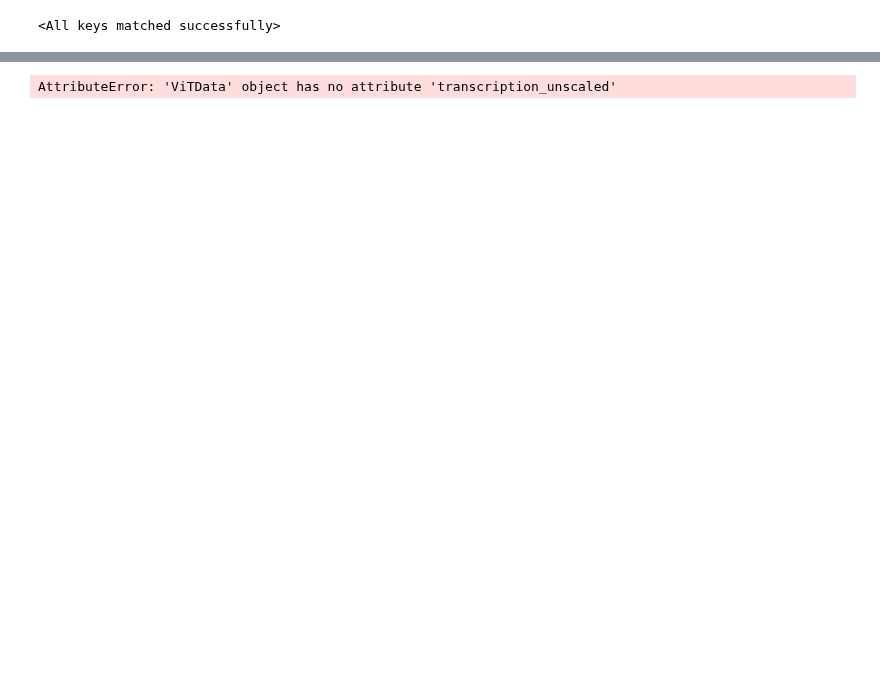
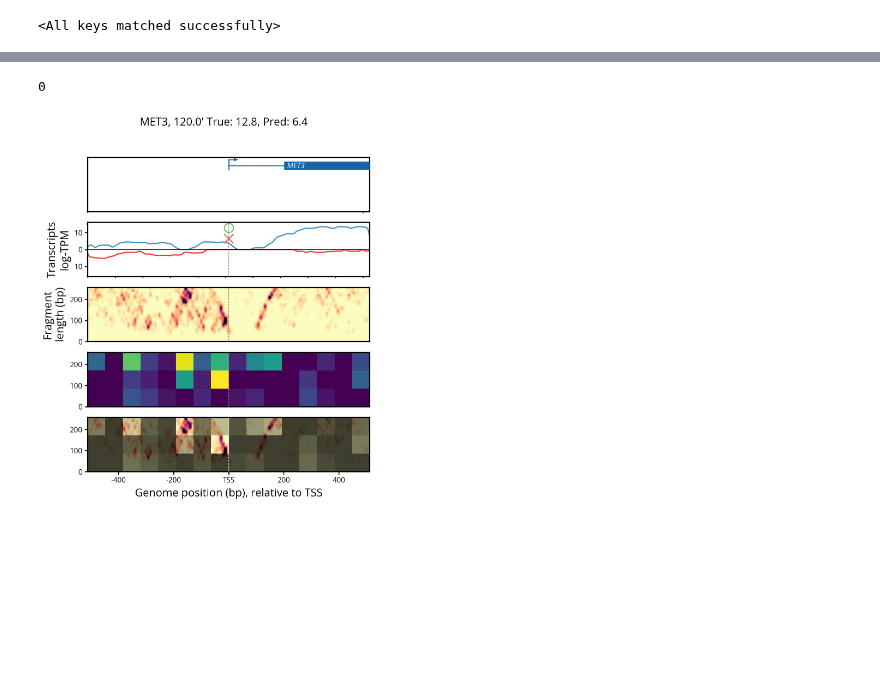
Before and after one commit to HarteminkLab/chromatin-transformers, a Jupyter notebook: Analysis of 24x128.ipynb, the cells around one changed output, grey strips where cells are left out. Saved outputs shown, nothing was run; the diff lists cells and outputs as text; code cells hidden in the pictures; blank space fills up the shorter version.

```diff
--- a/Analysis of 24x128.ipynb
+++ b/Analysis of 24x128.ipynb
@@ -65,8 +65,9 @@ rna_plotter = load_rna_plotter()
 # %%
 from src.vit_viz import plot_gene_prediction
 
-
-plot_gene_prediction('HSP26', 120.0, trainer.vit, trainer.dataloader.dataset,
+plot_gene_prediction('MET3', 120.0, trainer.vit, trainer.dataloader.dataset,
     orf_plotter=orf_plotter, rna_plotter=rna_plotter)
+0
 # %% [output]
-AttributeError: 'ViTData' object has no attribute 'transcription_unscaled'
+0
+[figure, added]
```
Also changed, not shown: parts of 6 cells of this notebook, 8 other files.
